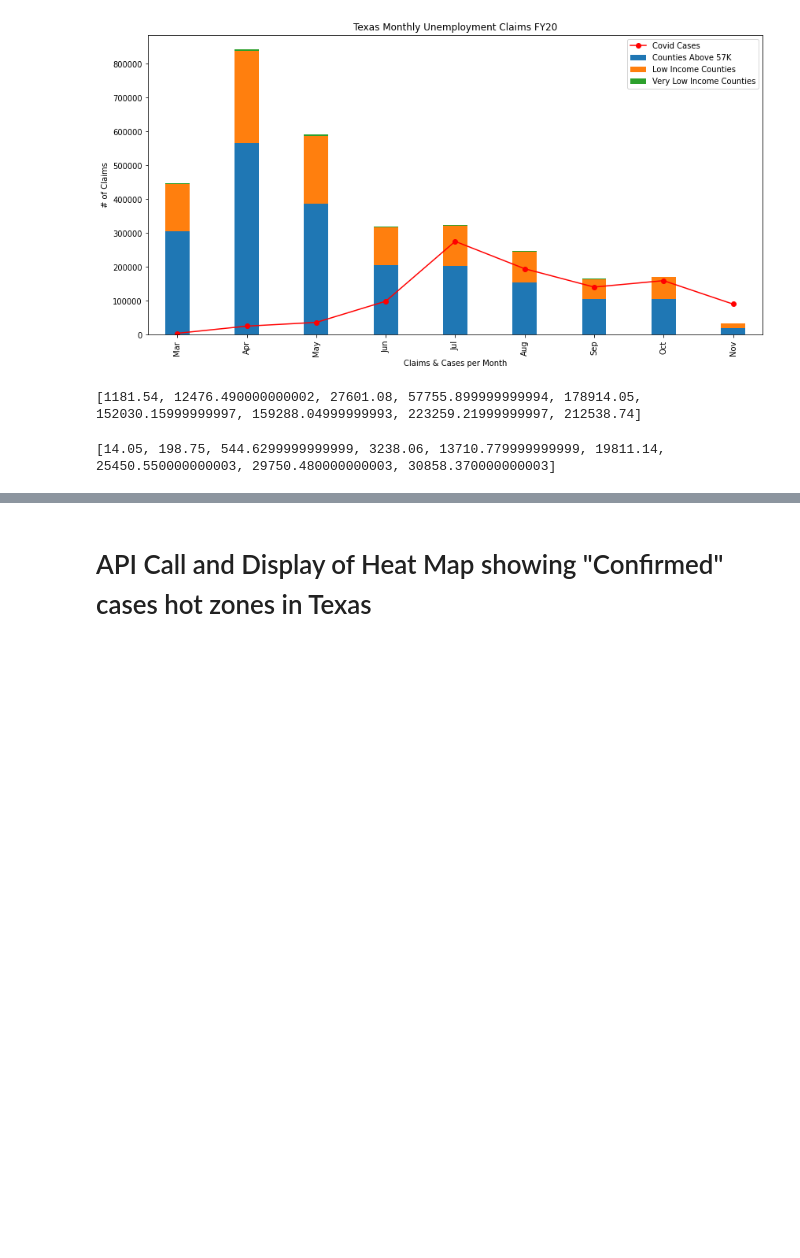
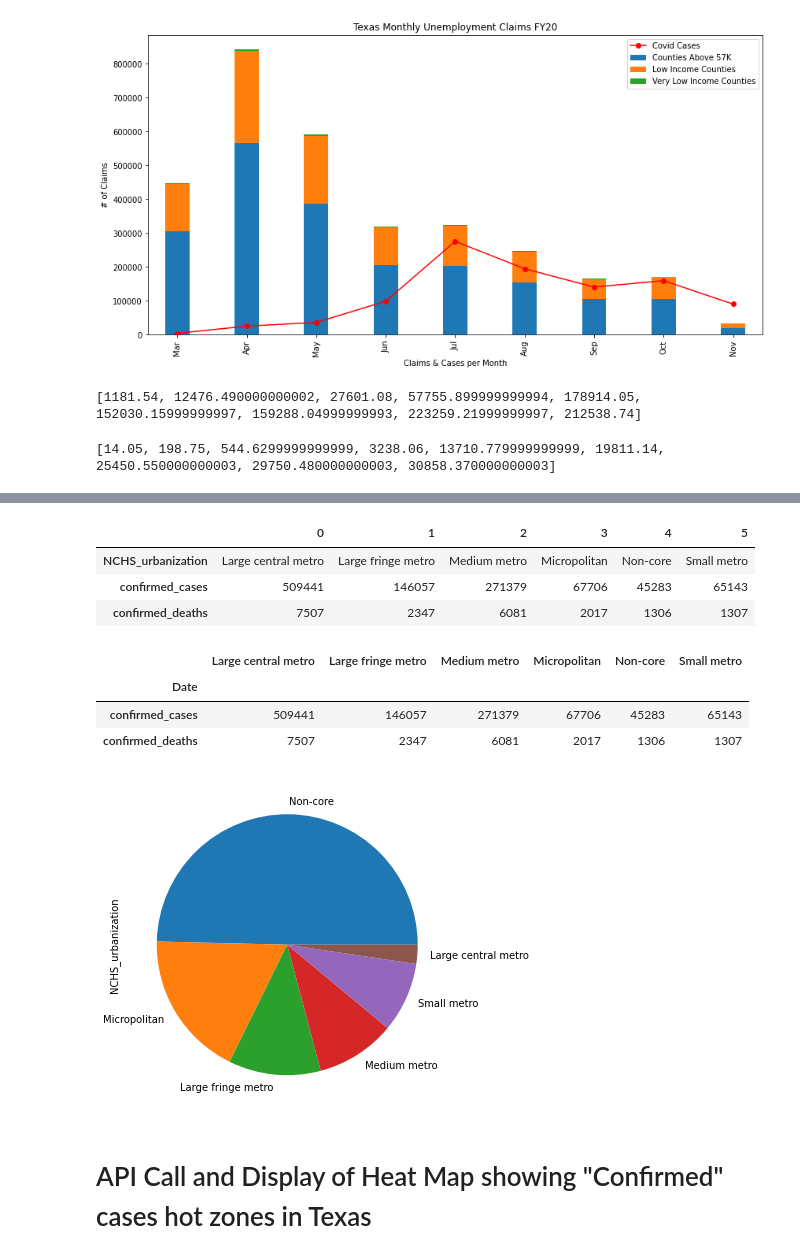
Before and after one commit to inkosi-codes/Covid-19-and-Low-Income-Communities, a Jupyter notebook: src/New_Covid_and_low_income_communities.ipynb, the cells around one changed output, grey strips where cells are left out. Saved outputs shown, nothing was run; the diff lists cells and outputs as text; code cells hidden in the pictures; blank space fills up the shorter version.

```diff
--- a/src/New_Covid_and_low_income_communities.ipynb
+++ b/src/New_Covid_and_low_income_communities.ipynb
@@ -497,0 +510,7 @@ plt.show()
+# %%
+new_df
+# %% [output]
+|  | 0 | 1 | 2 | 3 | 4 | 5 |
+| NCHS_urbanization | Large central metro | Large fringe metro | Medium metro | Micropolitan | Non-core | Small metro |
+| confirmed_cases | 509441 | 146057 | 271379 | 67706 | 45283 | 65143 |
+| confirmed_deaths | 7507 | 2347 | 6081 | 2017 | 1306 | 1307 |
@@ -498,3 +524,15 @@ plt.show()
+# %%
+new_df
+# %% [output]
+|  | Large central metro | Large fringe metro | Medium metro | Micropolitan | Non-core | Small metro |
+| Date |  |  |  |  |  |  |
+| confirmed_cases | 509441 | 146057 | 271379 | 67706 | 45283 | 65143 |
+| confirmed_deaths | 7507 | 2347 | 6081 | 2017 | 1306 | 1307 |
+# %%
+Texas_ConfirmedByCounty_Covid['NCHS_urbanization'].value_counts().plot(kind='pie', figsize=(6,6))
+plt.show()
+# %% [output]
+[figure, added]
 # %% [markdown]
 # API Call and Display of Heat Map showing "Confirmed" cases hot zones in Texas
 # %%
```
Also changed, not shown: parts of 11 cells of this notebook, 1 other file.
